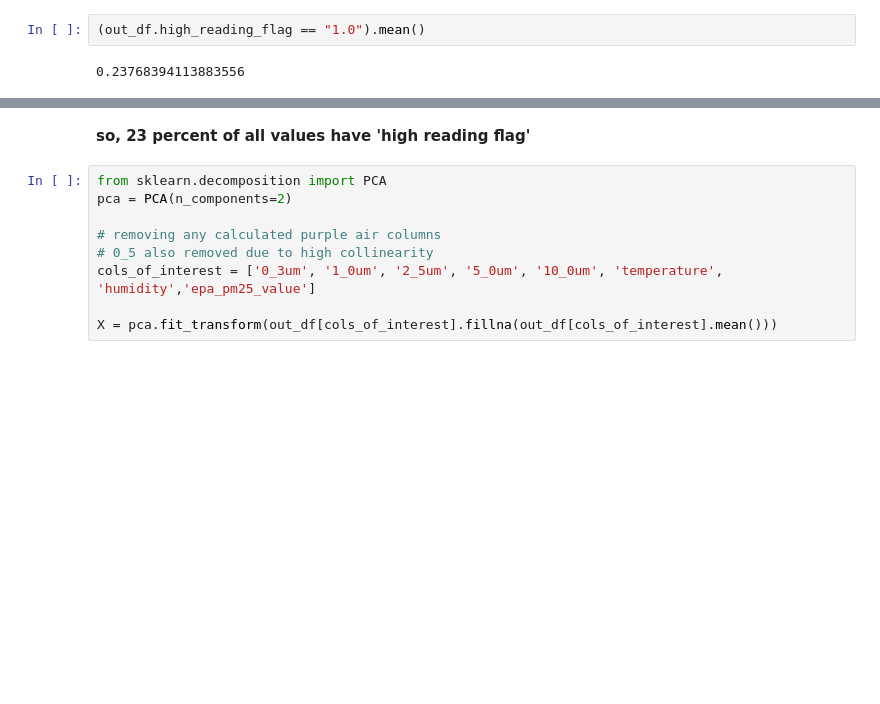
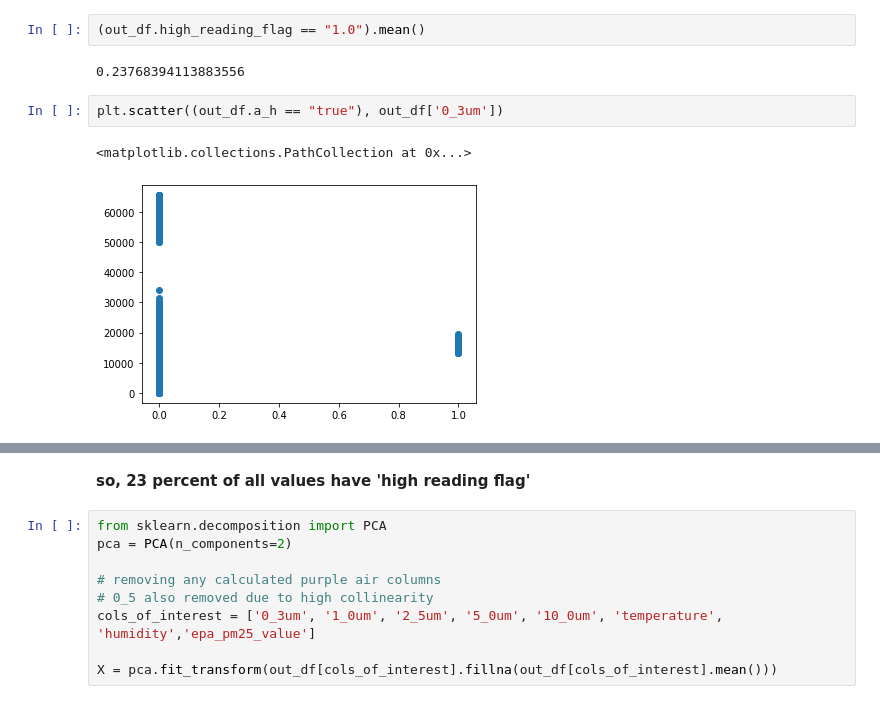
Before and after one commit to arnoldyb/air_pollution, a Jupyter notebook: anomaly_detection/first_crack.ipynb, the cells around one changed output, grey strips where cells are left out. Cells and saved outputs as stored; diff of their text form; blank space fills up the shorter version.

```diff
--- a/anomaly_detection/first_crack.ipynb
+++ b/anomaly_detection/first_crack.ipynb
@@ -91,3 +93,8 @@ out_df.groupby(['a_h']).agg({c:'mean' for c in num_cols})
 (out_df.high_reading_flag == "1.0").mean()
 # %% [output]
 0.23768394113883556
+# %%
+plt.scatter((out_df.a_h == "true"), out_df['0_3um'])
+# %% [output]
+<matplotlib.collections.PathCollection at 0x...>
+[figure, added]
```
Also changed, not shown: parts of 26 cells of this notebook.
